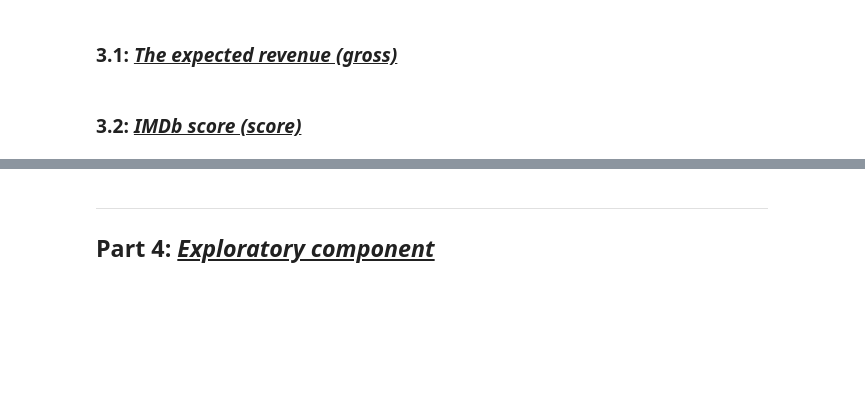
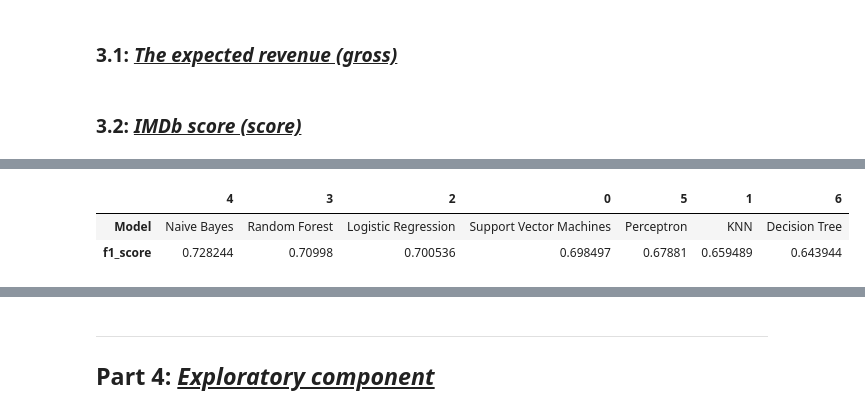
Before and after one commit to hanlululu/42577-BA-project-, a Jupyter notebook: Project_imbd-1.ipynb, the cells around one changed output, grey strips where cells are left out. Saved outputs shown, nothing was run; the diff lists cells and outputs as text; code cells hidden in the pictures; blank space fills up the shorter version.

```diff
--- a/Project_imbd-1.ipynb
+++ b/Project_imbd-1.ipynb
@@ -495,0 +168,13 @@ Mean cross-validated RMSE: 1.06
+# %%
+from sklearn.decomposition import PCA as sklearnPCA
+
+sklearn_pca = sklearnPCA(n_components=8)
+x_train_trans = sklearn_pca.fit_transform(x_train)
+x_test_trans = sklearn_pca.fit_transform(x_test)
+# %%
+df_eval, model = optimal_model(x_train_trans, y_train, x_test_trans, y_test)
+df_eval
+# %% [output]
+|  | 4 | 3 | 2 | 0 | 5 | 1 | 6 |
+| Model | Naive Bayes | Random Forest | Logistic Regression | Support Vector Machines | Perceptron | KNN | Decision Tree |
+| f1_score | 0.728244 | 0.70998 | 0.700536 | 0.698497 | 0.67881 | 0.659489 | 0.643944 |
```
Also changed, not shown: parts of 67 cells of this notebook, 1 other file.
